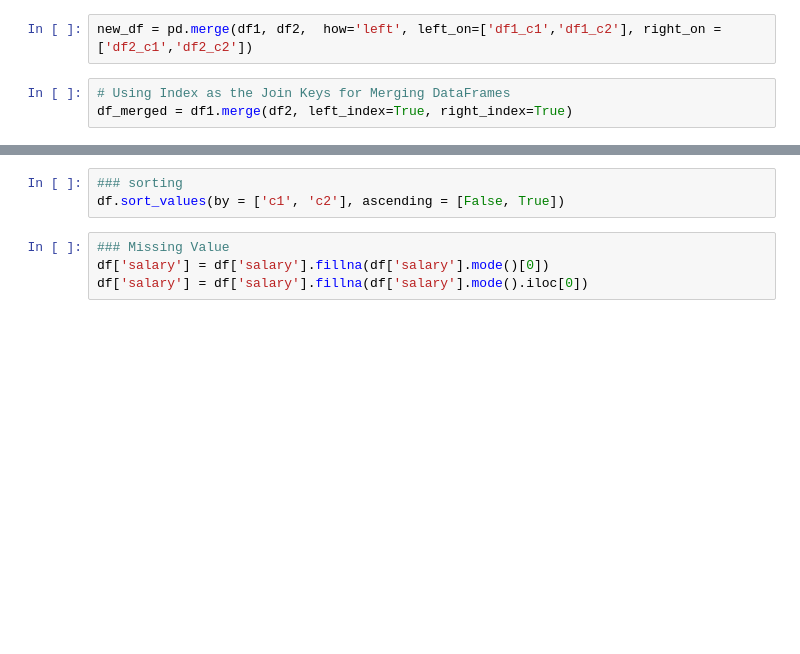
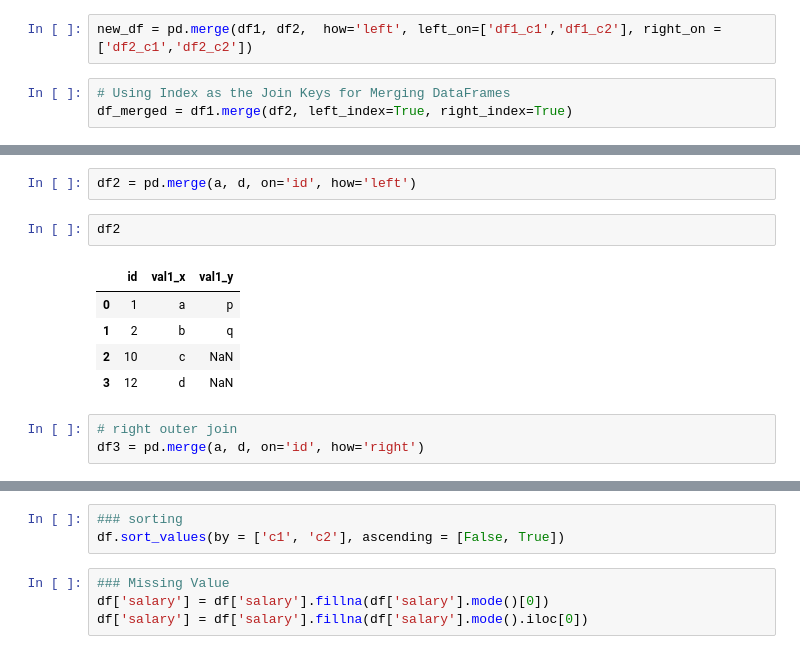
Before and after one commit to nitin333/ML-JupyterNotebooks, a Jupyter notebook: DataProcessing_Training.ipynb, the cells around one changed output, grey strips where cells are left out. Cells and saved outputs as stored; diff of their text form; blank space fills up the shorter version.

```diff
--- a/DataProcessing_Training.ipynb
+++ b/DataProcessing_Training.ipynb
@@ -91,0 +144,13 @@ df_merged = df1.merge(df2, left_index=True, right_index=True)
+# %%
+df2 = pd.merge(a, d, on='id', how='left')
+# %%
+df2
+# %% [output]
+|  | id | val1_x | val1_y |
+| 0 | 1 | a | p |
+| 1 | 2 | b | q |
+| 2 | 10 | c | NaN |
+| 3 | 12 | d | NaN |
+# %%
+# right outer join
+df3 = pd.merge(a, d, on='id', how='right')
```
Also changed, not shown: parts of 25 cells of this notebook, 1 other file.
